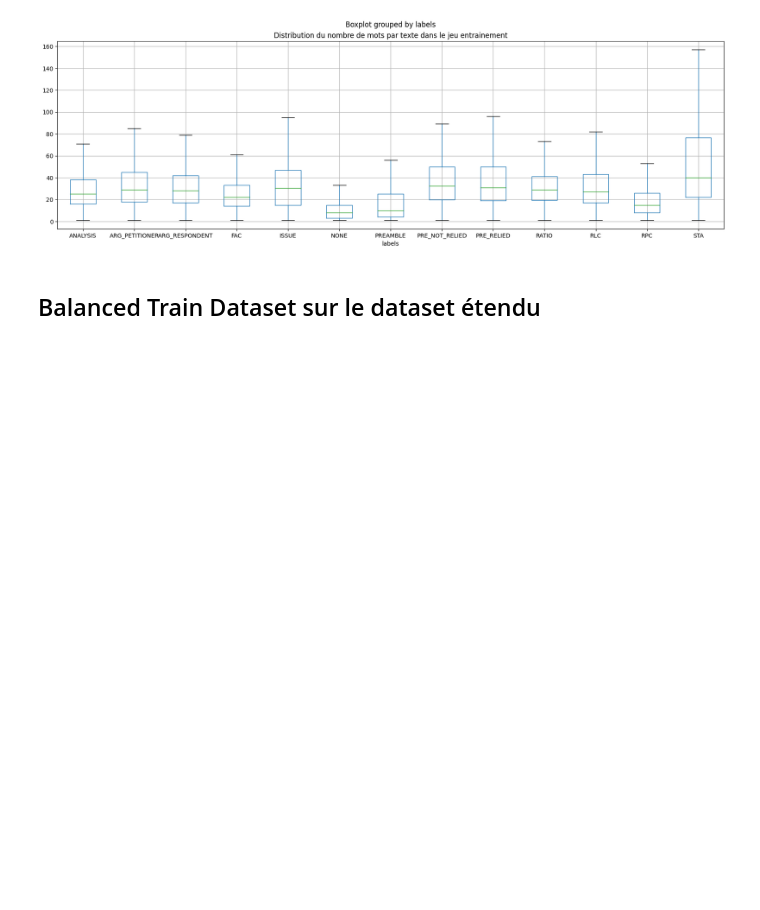
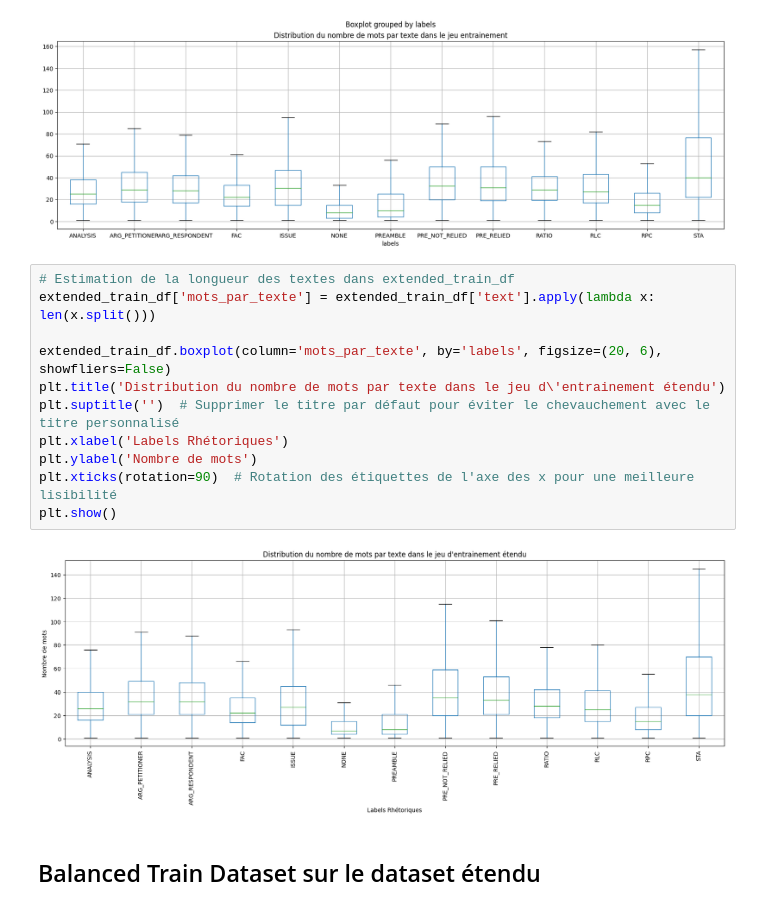
Before and after one commit to MangoHiller/Projet_SemEval2023_ATAL, a Jupyter notebook: LegalEval_Transformers.ipynb, the cells around one changed output. Saved outputs shown, nothing was run; the diff lists cells and outputs as text; blank space fills up the shorter version.

```diff
--- a/LegalEval_Transformers.ipynb
+++ b/LegalEval_Transformers.ipynb
@@ -206,6 +185,19 @@ plt.title('Distribution du nombre de mots par texte dans le jeu entrainement')
 plt.show()
 # %% [output]
 [figure]
+# %%
+# Estimation de la longueur des textes dans extended_train_df
+extended_train_df['mots_par_texte'] = extended_train_df['text'].apply(lambda x: len(x.split()))
+
+extended_train_df.boxplot(column='mots_par_texte', by='labels', figsize=(20, 6), showfliers=False)
+plt.title('Distribution du nombre de mots par texte dans le jeu d\'entrainement étendu')
+plt.suptitle('')  # Supprimer le titre par défaut pour éviter le chevauchement avec le titre personnalisé
+plt.xlabel('Labels Rhétoriques')
+plt.ylabel('Nombre de mots')
+plt.xticks(rotation=90)  # Rotation des étiquettes de l'axe des x pour une meilleure lisibilité
+plt.show()
+# %% [output]
+[figure, added]
 # %% [markdown]
 ## Balanced Train Dataset sur le dataset étendu
 # %%
```
Also changed, not shown: parts of 31 cells of this notebook.
